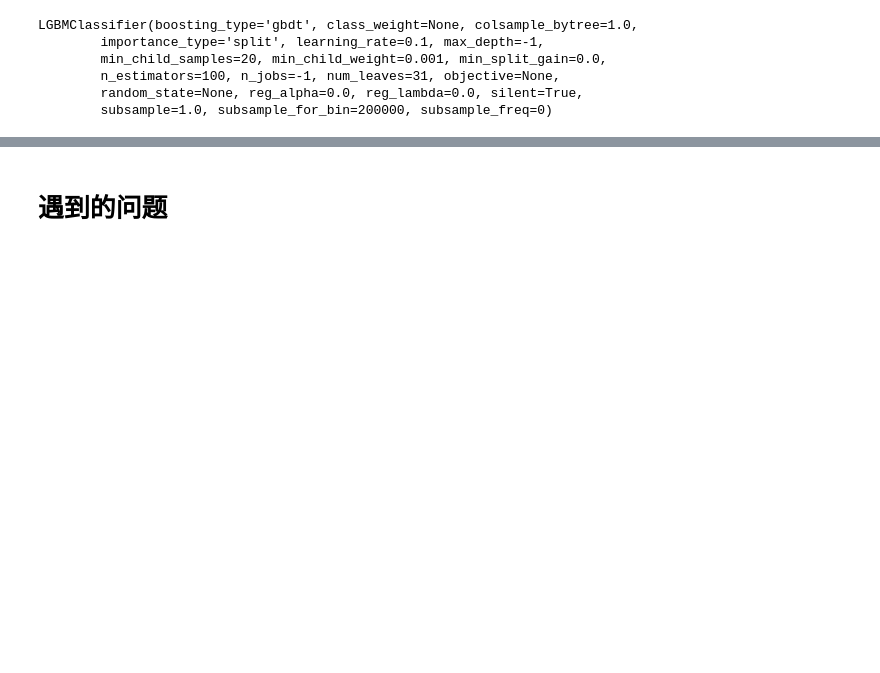
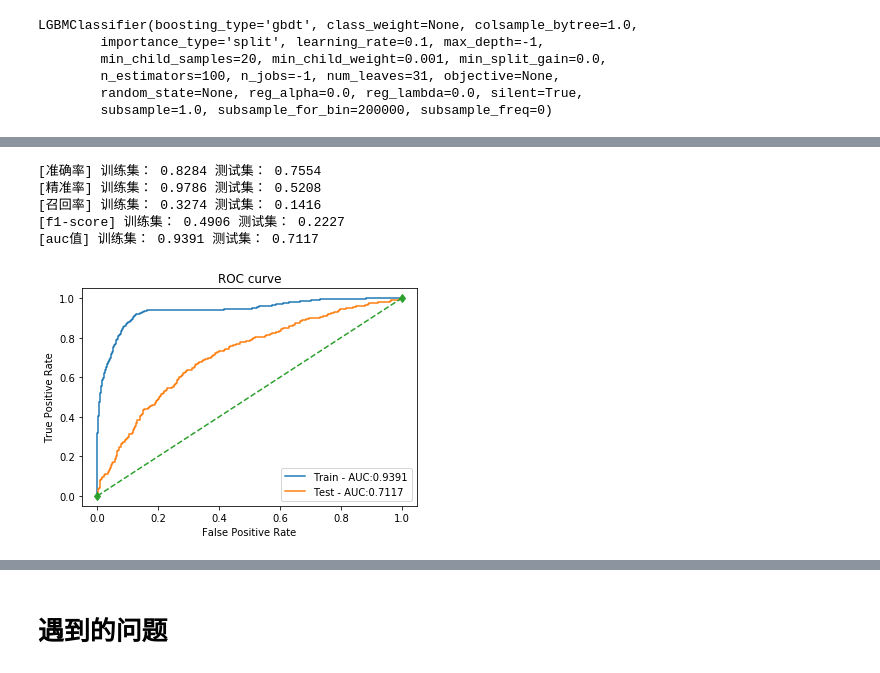
Before and after one commit to libihan/Exercise-ML, a Jupyter notebook: Finance.ipynb, the cells around one changed output, grey strips where cells are left out. Drawn from its saved outputs; the diff is of its cells as text; code cells hidden in the pictures; blank space fills up the shorter version.

```diff
--- a/Finance.ipynb
+++ b/Finance.ipynb
@@ -340,0 +331,10 @@ print('测试集：', '%.6f'%f1_score(y_test, y_test_pred))
+# %%
+# 多项式SVM
+model_metrics(svm_poly, X_train, X_test, y_train, y_test)
+# %% [output]
+[准确率] 训练集： 0.8284 测试集： 0.7554
+[精准率] 训练集： 0.9786 测试集： 0.5208
+[召回率] 训练集： 0.3274 测试集： 0.1416
+[f1-score] 训练集： 0.4906 测试集： 0.2227
+[auc值] 训练集： 0.9391 测试集： 0.7117
+[figure, added]
```
Also changed, not shown: parts of 35 cells of this notebook.
